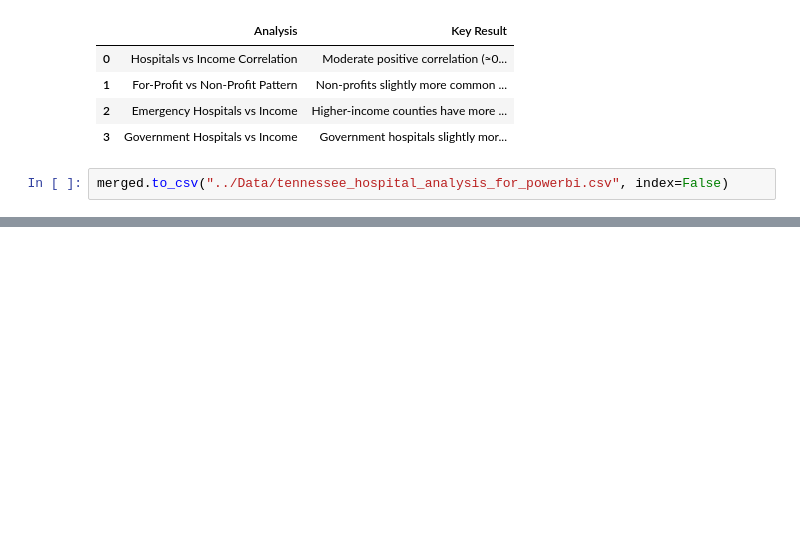
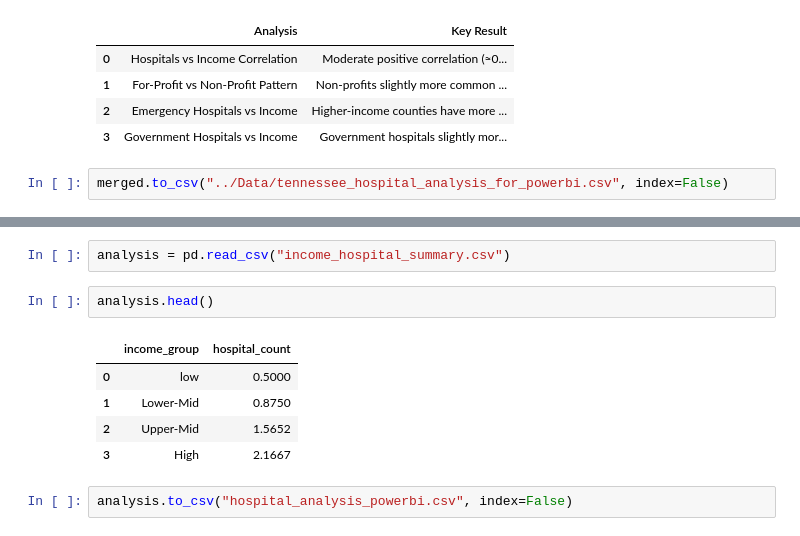
Before and after one commit to rachelhudak/capstone---hospital-availability, a Jupyter notebook: Notebooks/hostpital_analysis.ipynb, the cells around one changed output, grey strips where cells are left out. Drawn from its saved outputs; the diff is of its cells as text; blank space fills up the shorter version.

```diff
--- a/Notebooks/hostpital_analysis.ipynb
+++ b/Notebooks/hostpital_analysis.ipynb
@@ -401,0 +429,12 @@ merged.to_csv("../Data/tennessee_hospital_analysis_for_powerbi.csv", index=False
+# %%
+analysis = pd.read_csv("income_hospital_summary.csv")
+# %%
+analysis.head()
+# %% [output]
+|  | income_group | hospital_count |
+| 0 | low | 0.5000 |
+| 1 | Lower-Mid | 0.8750 |
+| 2 | Upper-Mid | 1.5652 |
+| 3 | High | 2.1667 |
+# %%
+analysis.to_csv("hospital_analysis_powerbi.csv", index=False)
```
Also changed, not shown: parts of 3 cells of this notebook, 4 other files.
